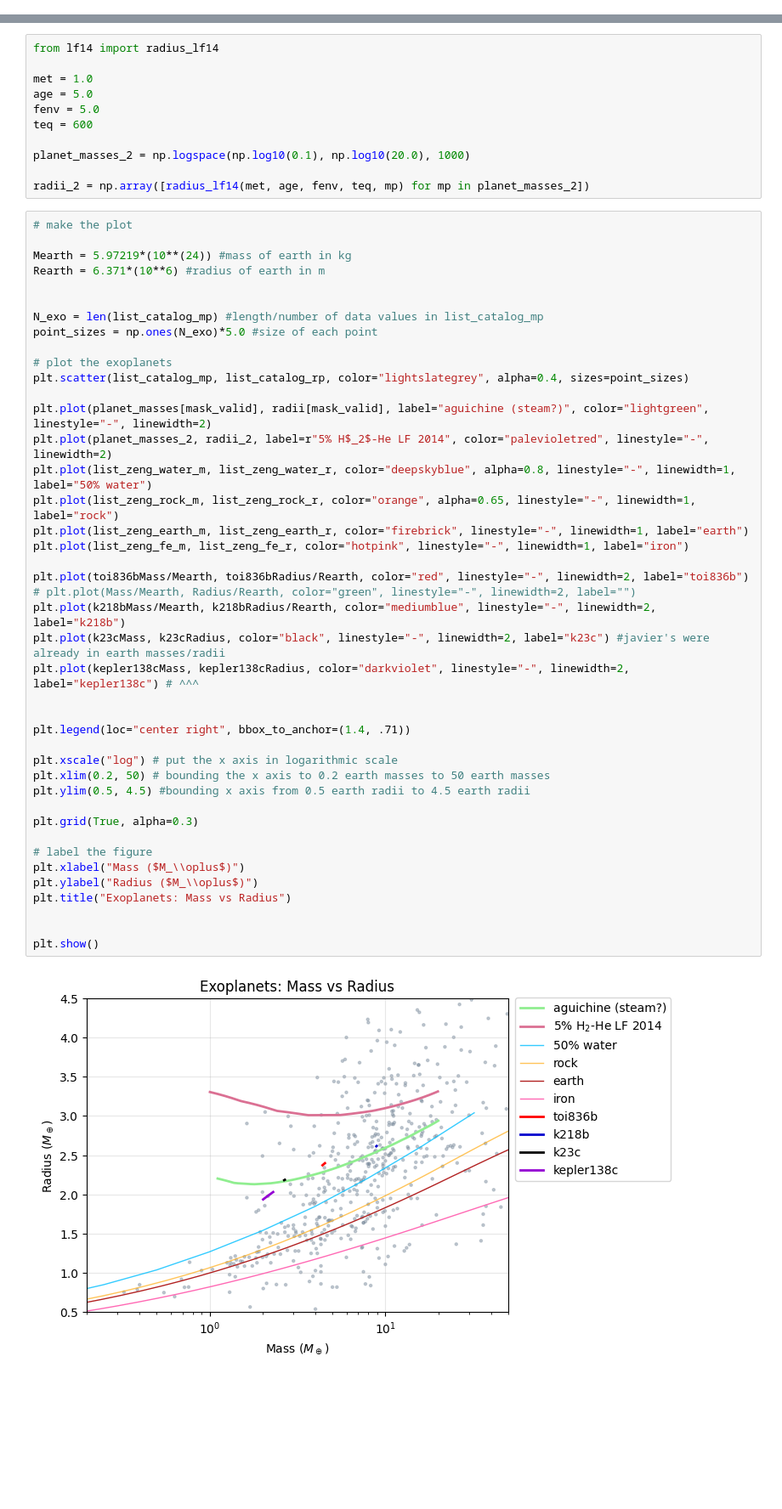
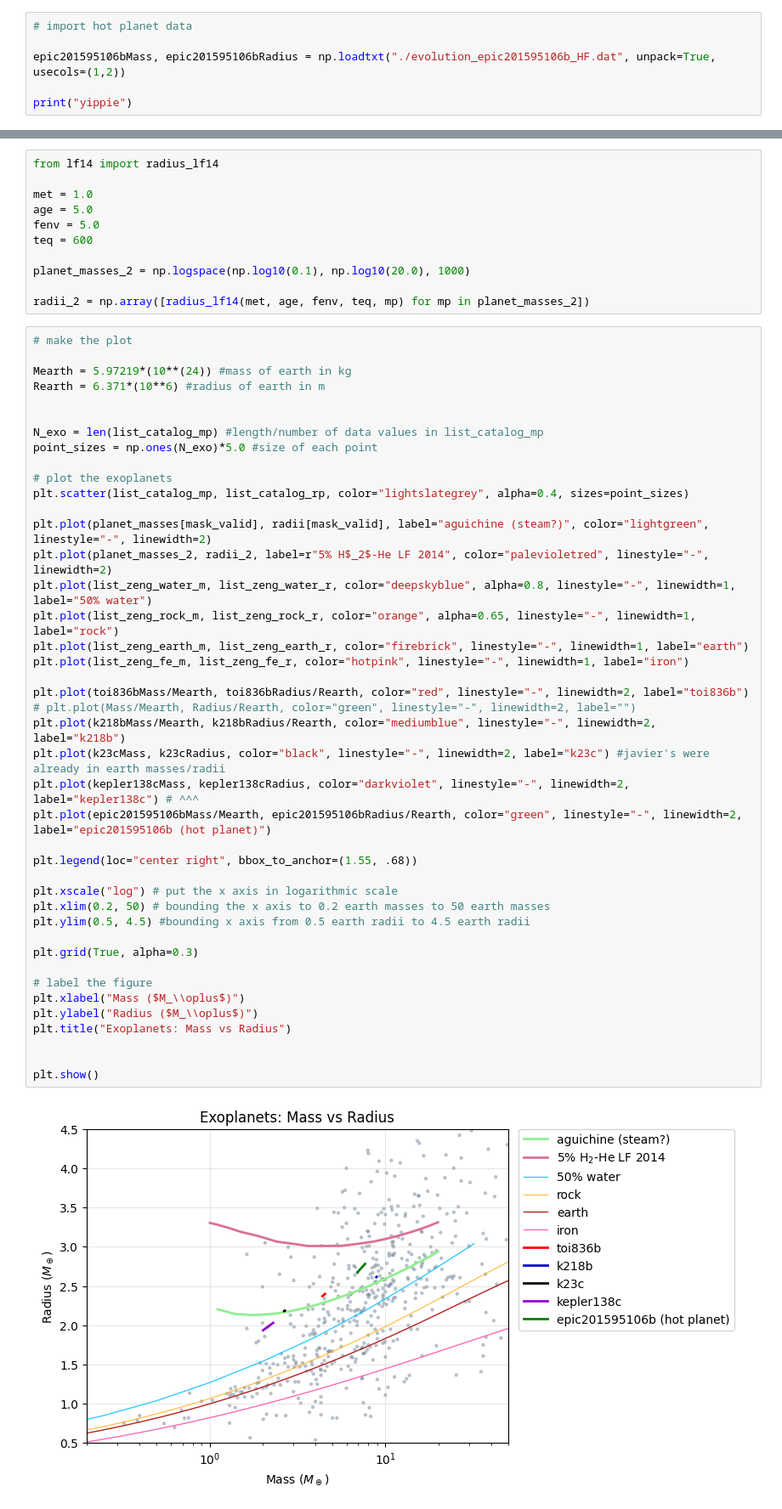
Before and after one commit to an0wen/astro9-w25-steamworldsloss, a Jupyter notebook: mass_radius_figure_HF.ipynb, the cells around one changed output, grey strips where cells are left out. Shown at 85% size. Saved outputs shown, nothing was run; the diff lists cells and outputs as text; blank space fills up the shorter version.

```diff
--- a/mass_radius_figure_HF.ipynb
+++ b/mass_radius_figure_HF.ipynb
@@ -90,3 +90,9 @@ kepler138cMass, kepler138cRadius = np.loadtxt("./evolution_Kepler-138c_JJ.dat",
 print("yippie")
 # %% [output]
 yippie
+# %%
+# import hot planet data
+
+epic201595106bMass, epic201595106bRadius = np.loadtxt("./evolution_epic201595106b_HF.dat", unpack=True, usecols=(1,2))
+
+print("yippie")
@@ -140,33 +148,33 @@ point_sizes = np.ones(N_exo)*5.0 #size of each point
 plt.scatter(list_catalog_mp, list_catalog_rp, color="lightslategrey", alpha=0.4, sizes=point_sizes)
 
 plt.plot(planet_masses[mask_valid], radii[mask_valid], label="aguichine (steam?)", color="lightgreen", linestyle="-", linewidth=2)
 plt.plot(planet_masses_2, radii_2, label=r"5% H$_2$-He LF 2014", color="palevioletred", linestyle="-", linewidth=2)
 plt.plot(list_zeng_water_m, list_zeng_water_r, color="deepskyblue", alpha=0.8, linestyle="-", linewidth=1, label="50% water")
 plt.plot(list_zeng_rock_m, list_zeng_rock_r, color="orange", alpha=0.65, linestyle="-", linewidth=1, label="rock")
 plt.plot(list_zeng_earth_m, list_zeng_earth_r, color="firebrick", linestyle="-", linewidth=1, label="earth")
 plt.plot(list_zeng_fe_m, list_zeng_fe_r, color="hotpink", linestyle="-", linewidth=1, label="iron")
 
 plt.plot(toi836bMass/Mearth, toi836bRadius/Rearth, color="red", linestyle="-", linewidth=2, label="toi836b")
 # plt.plot(Mass/Mearth, Radius/Rearth, color="green", linestyle="-", linewidth=2, label="")
 plt.plot(k218bMass/Mearth, k218bRadius/Rearth, color="mediumblue", linestyle="-", linewidth=2, label="k218b")
 plt.plot(k23cMass, k23cRadius, color="black", linestyle="-", linewidth=2, label="k23c") #javier's were already in earth masses/radii
 plt.plot(kepler138cMass, kepler138cRadius, color="darkviolet", linestyle="-", linewidth=2, label="kepler138c") # ^^^
+plt.plot(epic201595106bMass/Mearth, epic201595106bRadius/Rearth, color="green", linestyle="-", linewidth=2, label="epic201595106b (hot planet)")
 
-
-plt.legend(loc="center right", bbox_to_anchor=(1.4, .71))
+plt.legend(loc="center right", bbox_to_anchor=(1.55, .68))
 
 plt.xscale("log") # put the x axis in logarithmic scale
 plt.xlim(0.2, 50) # bounding the x axis to 0.2 earth masses to 50 earth masses
 plt.ylim(0.5, 4.5) #bounding x axis from 0.5 earth radii to 4.5 earth radii
 
 plt.grid(True, alpha=0.3)
 
 # label the figure
 plt.xlabel("Mass ($M_\\oplus$)")
 plt.ylabel("Radius ($M_\\oplus$)")
 plt.title("Exoplanets: Mass vs Radius")
 
 
 plt.show()
 # %% [output]
-[figure, old version]
+[figure, new version]
```
Also changed, not shown: parts of 1 cell of this notebook.
